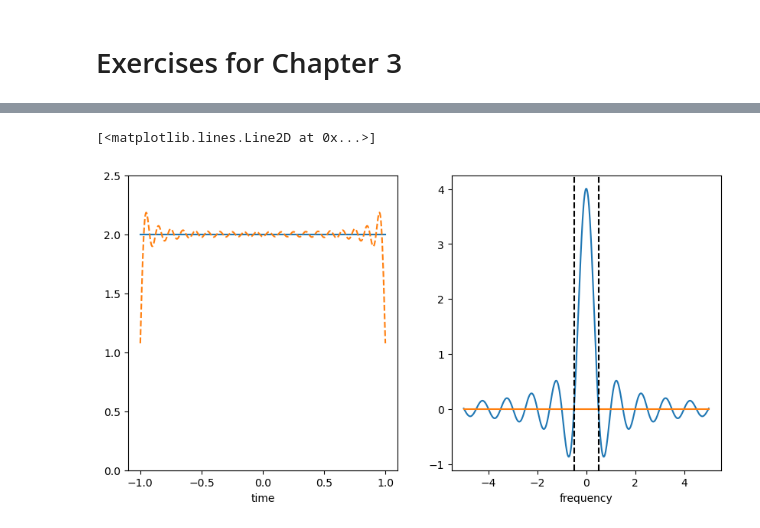
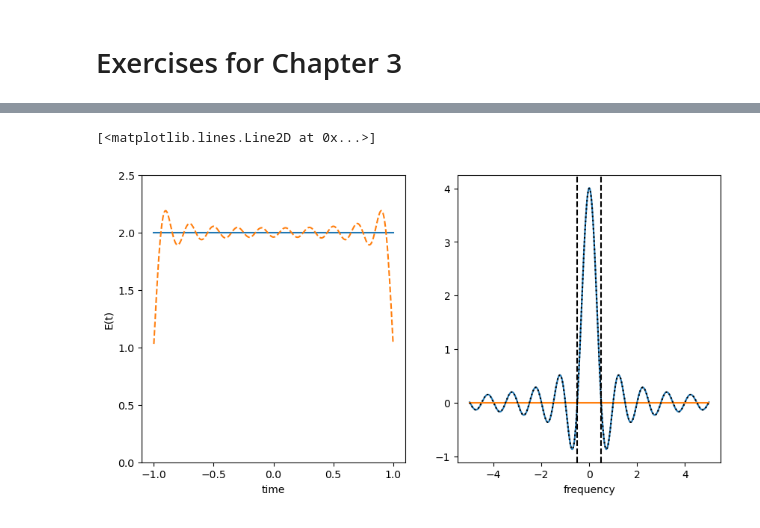
Before and after one commit to veropetit/SpectropolarimetryLectures, a Jupyter notebook: PolyWaves_Solution.ipynb, the cells around one changed output, grey strips where cells are left out. Drawn from its saved outputs; the diff is of its cells as text; code cells hidden in the pictures.

```diff
--- a/PolyWaves_Solution.ipynb
+++ b/PolyWaves_Solution.ipynb
@@ -45,35 +115,47 @@ def my_ift(freq, func, time):
 # %%
 T = 2
+time = np.linspace(-T/2,T/2, 500)
+#time = np.linspace(0,T/2, 500) # for #6 above.
+
 A = 2
-time = np.linspace(-T/2,T/2, 500)
-func = A*np.ones(time.size)
+E = A*np.ones(time.size)
+
+fig, ax = plt.subplots(1,2, figsize=(10,5))
+ax[0].plot(time, E, label='E(t) input')
+ax[0].set_ylim(0,2.5)
+ax[0].set_xlabel('time')
+ax[0].set_ylabel('E(t)')
+ax[1].set_xlabel('frequency')
 
 freq = np.linspace(-10/T, 10/T, 500)
 
-ft = my_ft(time, func, freq)
+## Copy paste your solution for #2 in the previous code cell here
 
-bound = 1
+ft = my_ft(time, E, freq)
+
+ax[1].plot(freq, ft.real, label='Num. Real')
+ax[1].plot(freq, ft.imag, label='Num. Imag')
+
+
+
+## Solution to #4 and 5 above
+bound = T/2
 ft_analytic = A*2*np.sin(2*np.pi*freq*bound)/(2*np.pi*freq)
-
-fig, ax = plt.subplots(1,2, figsize=(10,5))
-
-ax[0].plot(time, func)
-ax[0].set_ylim(0,2.5)
-ax[0].set_xlabel('time')
-
-ax[1].plot(freq, ft.real)
-ax[1].plot(freq, ft.imag)
-ax[1].set_xlabel('frequency')
+ax[1].plot(freq, ft_analytic, ls='dotted', c='k', label='analytic')
 ax[1].axvline(x=1/T, c='k', ls='--')
 ax[1].axvline(x=-1/T, c='k', ls='--')
 
+## solution to #4 above
+
 ift = my_ift(freq, ft, time)
-#ax[0].plot(time, ift, ls='--')
+ax[0].plot(time, ift, ls='--', label='iFT')
 
-long_freq = np.linspace(-20/T, 20/T, 1000)
-long_ft = my_ft(time, func, long_freq)
-#ax[1].plot(long_freq, long_ft)
-ax[0].plot(time, my_ift(long_freq, long_ft, time), ls='--')
+## solution to #5 above
+
+#long_freq = np.linspace(-20/T, 20/T, 1000)
+#long_ft = my_ft(time, E, long_freq)
+#ax[1].plot(long_freq, long_ft, label='long')
+#ax[0].plot(time, my_ift(long_freq, long_ft, time), ls='--', label='long iFT')
 # %% [output]
 [<matplotlib.lines.Line2D at 0x...>]
-[figure, old version]
+[figure, new version]
```
Also changed, not shown: parts of 11 cells of this notebook, 2 other files.
